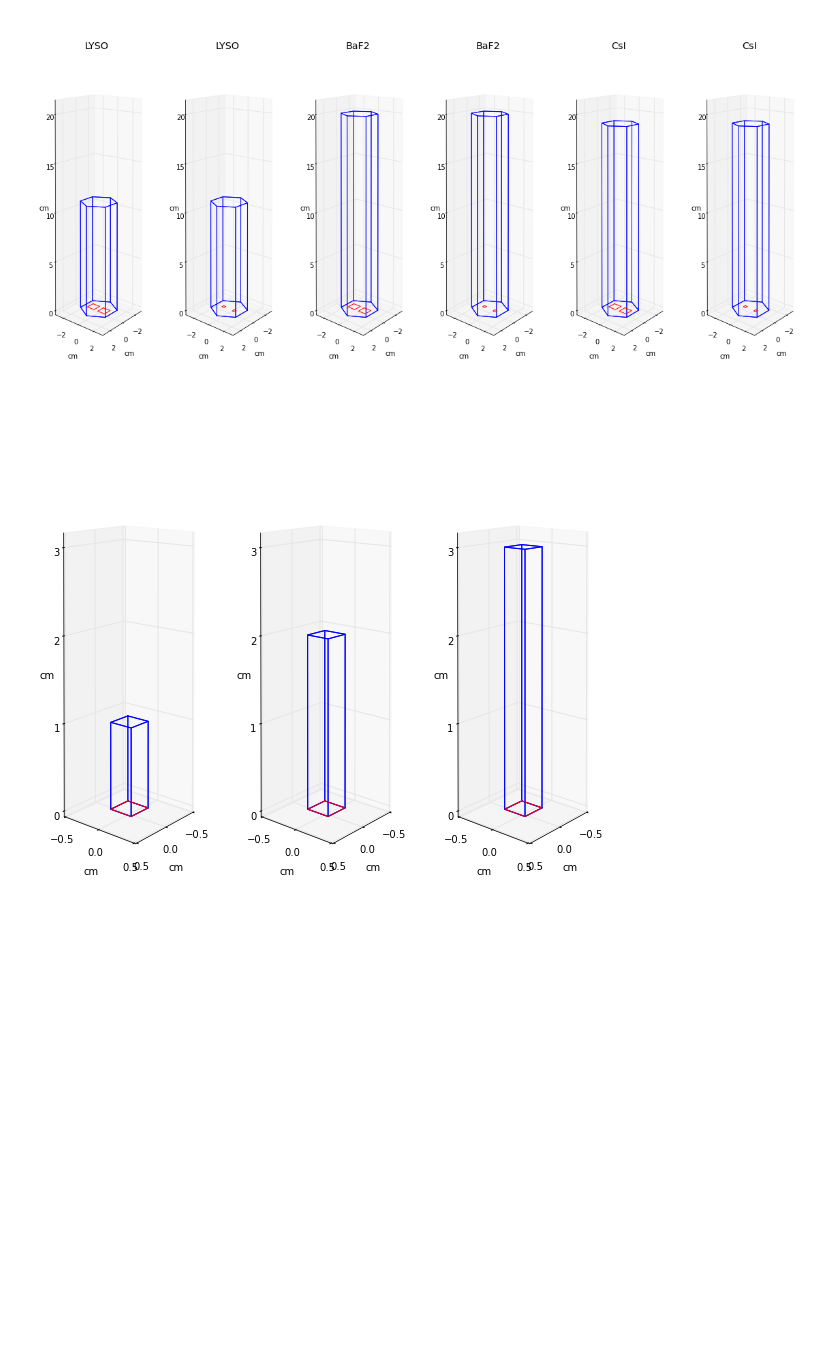
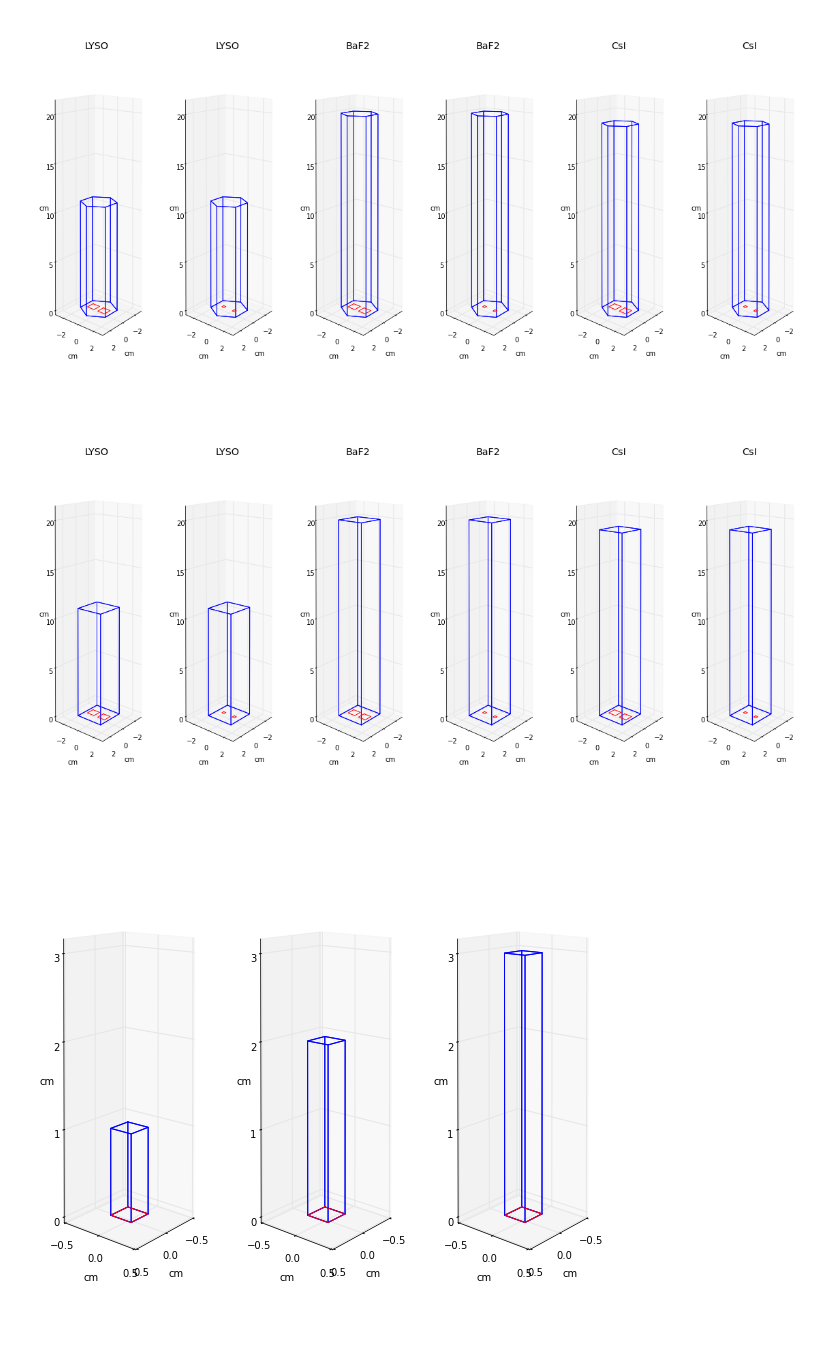
Before and after one commit to gitcheng/rayTraceNotebook, a Jupyter notebook: geometry_collection_2_draw.ipynb, the cells around one changed output. Drawn from its saved outputs; the diff is of its cells as text; code cells hidden in the pictures; blank space fills up the shorter version.

Commit message:
add square mu2e crystals

```diff
--- a/geometry_collection_2_draw.ipynb
+++ b/geometry_collection_2_draw.ipynb
@@ -29,6 +26,19 @@ for mat in ['lyso','baf2','csi']:
 fig.savefig('../plots/geometry_coll2_hex.pdf')
 # %% [output]
 [figure]
+# %%
+fig= plt.figure(figsize=(20,10))
+i=0
+for mat in ['lyso','baf2','csi']:
+    for sd in ['9','3']:
+        crys = csquares[mat+'po'+sd]
+        ax= fig.add_subplot(161+i, projection='3d')
+        draw_one_crystal(ax, crys, sensor_color='r', xlabel='cm', ylabel='cm', zlabel='cm', zlim=(0,21))
+        ax.set_title(cnames[mat], fontsize='x-large')
+        i+= 1
+fig.savefig('../plots/geometry_coll2_squares.pdf')
+# %% [output]
+[figure, added]
 # %%
 fig= plt.figure(figsize=(10,9))
 i=0
```
Also changed, not shown: parts of 1 cell of this notebook, 3 other files.
